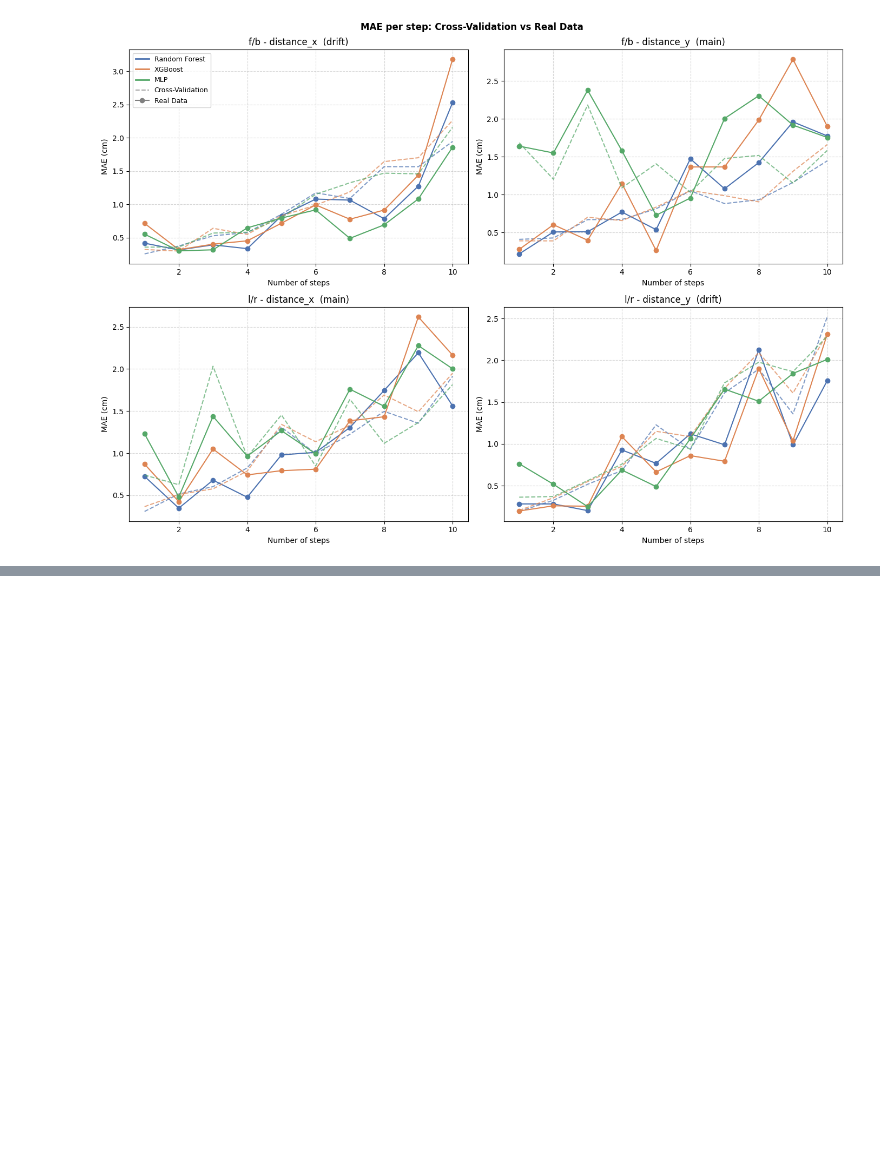
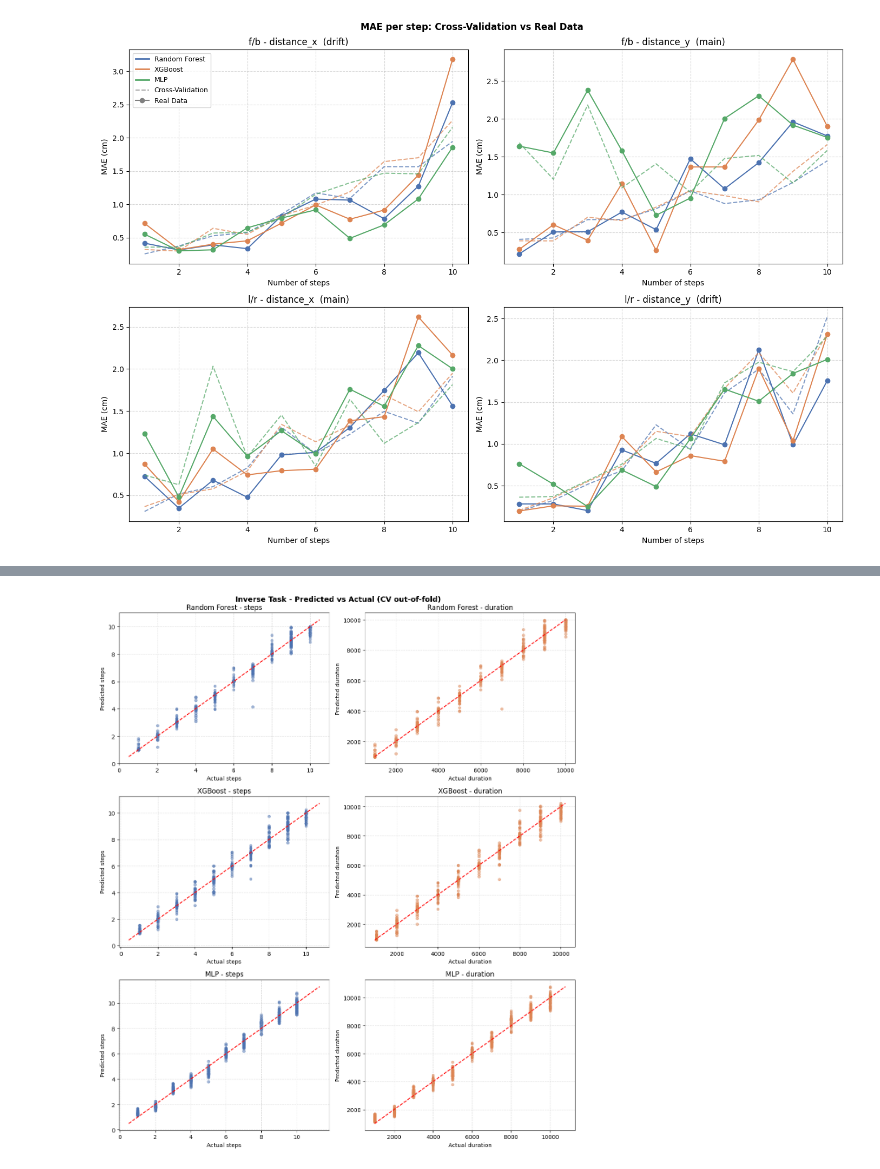
Before and after one commit to unibo-dslab-projects/RiccardoCarta-robot-odometry-estimation, a Jupyter notebook: models/ModelsRobotDog.ipynb, the cells around one changed output, grey strips where cells are left out. Drawn from its saved outputs; the diff is of its cells as text; code cells hidden in the pictures; blank space fills up the shorter version.

```diff
--- a/models/ModelsRobotDog.ipynb
+++ b/models/ModelsRobotDog.ipynb
@@ -758,0 +885,31 @@ plt.show()
+# %%
+fig, axes = plt.subplots(3, 2, figsize=(12, 14))
+fig.suptitle("Inverse Task - Predicted vs Actual (CV out-of-fold)", fontsize=13, fontweight="bold")
+
+step_sizes_all = X_inv["step_size"].values
+
+for row_idx, name in enumerate(models_inv):
+    oof = oof_preds_inv[name]
+    actual_s = y_inv.values
+    actual_dur = actual_s * step_sizes_all
+    pred_dur = oof * step_sizes_all
+
+    for col_idx, (actual, predicted, xlabel, ylabel, note, color) in enumerate([
+        (actual_s, oof, "Actual steps", "Predicted steps", "steps", "#4C72B0"),
+        (actual_dur, pred_dur, "Actual duration", "Predicted duration", "duration", "#DD8452"),
+    ]):
+        ax = axes[row_idx][col_idx]
+        lim_min = min(actual.min(), predicted.min()) - 0.5
+        lim_max = max(actual.max(), predicted.max()) + 0.5
+
+        ax.scatter(actual, predicted, alpha=0.5, s=20, color=color)
+        ax.plot([lim_min, lim_max], [lim_min, lim_max], "r--", lw=1.5)
+        ax.set_xlabel(xlabel)
+        ax.set_ylabel(ylabel)
+        ax.set_title(name + " - " + note)
+        ax.grid(linestyle="--", alpha=0.4)
+
+plt.tight_layout()
+plt.show()
+# %% [output]
+[figure, added]
```
Also changed, not shown: parts of 10 cells of this notebook.
